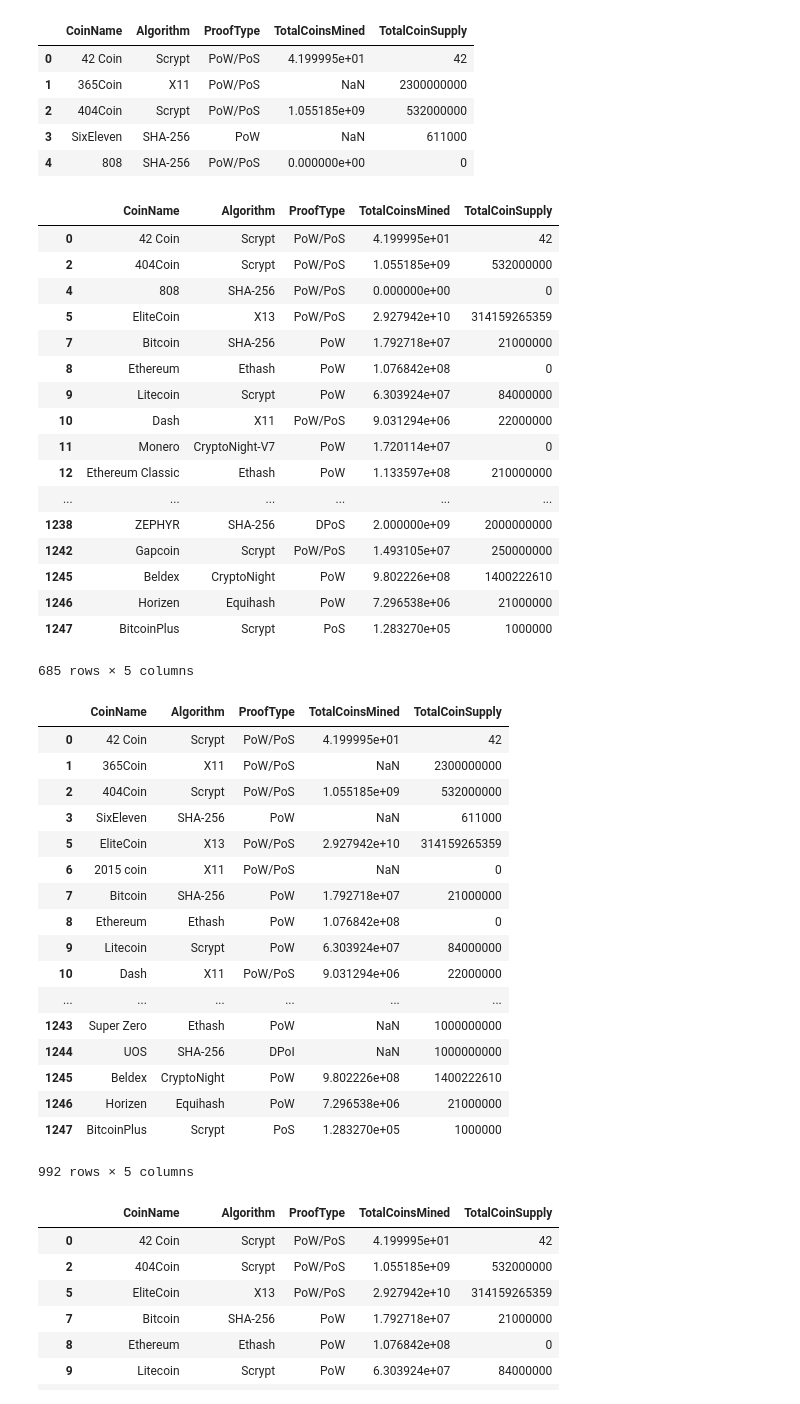
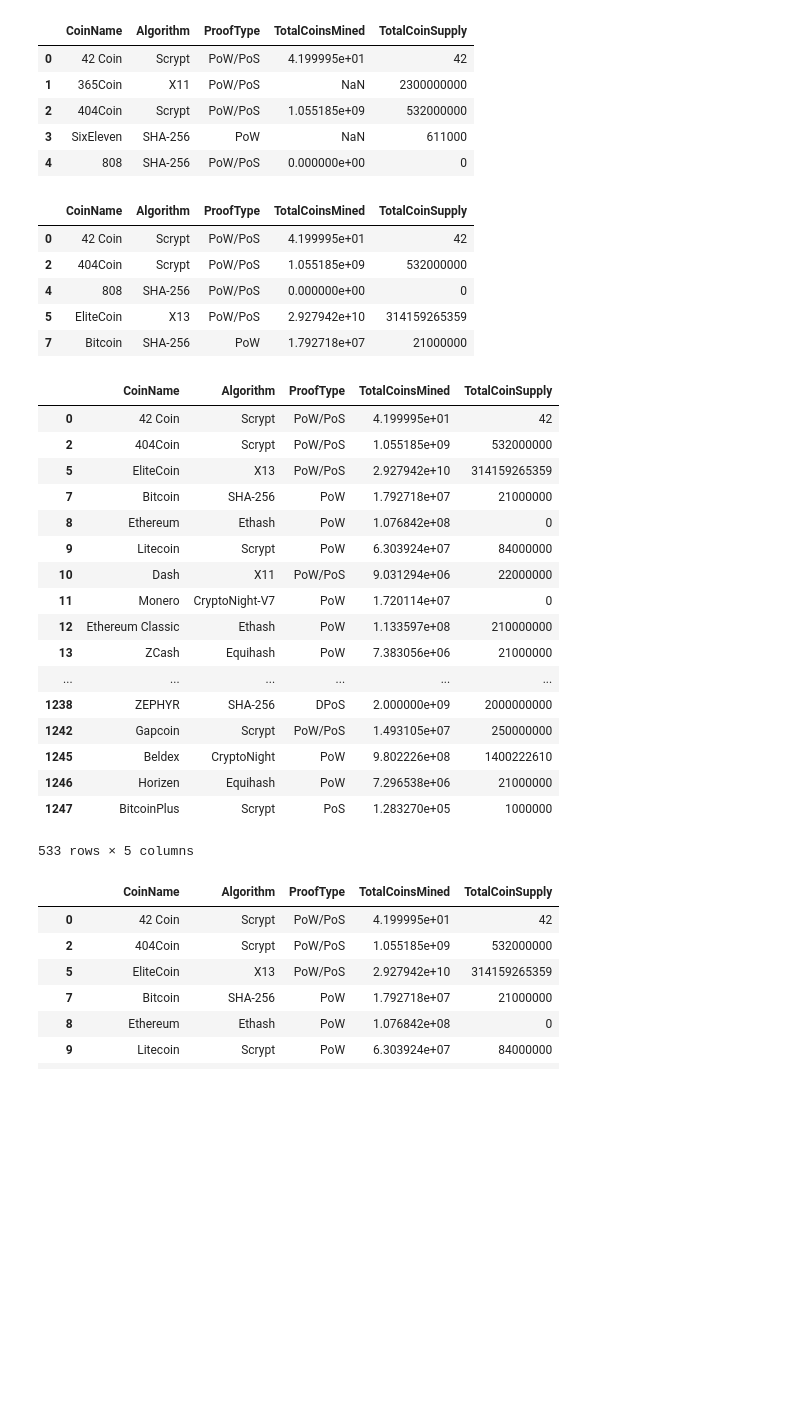
Before and after one commit to Caresir/unit13-challenge, a Jupyter notebook: crypto_clustering.ipynb, the cells around one changed output. Saved outputs shown, nothing was run; the diff lists cells and outputs as text; code cells hidden in the pictures; blank space fills up the shorter version.

Commit message:
corrected the drop nulls dataframe and no values in totalcoinsmined

```diff
--- a/crypto_clustering.ipynb
+++ b/crypto_clustering.ipynb
@@ -69,48 +69,38 @@ crypto_df.head()
 | 4 | 808 | SHA-256 | PoW/PoS | 0.000000e+00 | 0 |
 # %%
 # Remove rows with at least 1 null value
-crypto_df.dropna()
+crypto_df.dropna(inplace=True)
+crypto_df.head()
 # %% [output]
 |  | CoinName | Algorithm | ProofType | TotalCoinsMined | TotalCoinSupply |
 | 0 | 42 Coin | Scrypt | PoW/PoS | 4.199995e+01 | 42 |
 | 2 | 404Coin | Scrypt | PoW/PoS | 1.055185e+09 | 532000000 |
 | 4 | 808 | SHA-256 | PoW/PoS | 0.000000e+00 | 0 |
 | 5 | EliteCoin | X13 | PoW/PoS | 2.927942e+10 | 314159265359 |
 | 7 | Bitcoin | SHA-256 | PoW | 1.792718e+07 | 21000000 |
-| 8 | Ethereum | Ethash | PoW | 1.076842e+08 | 0 |
-| 9 | Litecoin | Scrypt | PoW | 6.303924e+07 | 84000000 |
-| 10 | Dash | X11 | PoW/PoS | 9.031294e+06 | 22000000 |
-| 11 | Monero | CryptoNight-V7 | PoW | 1.720114e+07 | 0 |
-| 12 | Ethereum Classic | Ethash | PoW | 1.133597e+08 | 210000000 |
-| ... | ... | ... | ... | ... | ... |
-| 1238 | ZEPHYR | SHA-256 | DPoS | 2.000000e+09 | 2000000000 |
-| 1242 | Gapcoin | Scrypt | PoW/PoS | 1.493105e+07 | 250000000 |
-| 1245 | Beldex | CryptoNight | PoW | 9.802226e+08 | 1400222610 |
-| 1246 | Horizen | Equihash | PoW | 7.296538e+06 | 21000000 |
-| 1247 | BitcoinPlus | Scrypt | PoS | 1.283270e+05 | 1000000 |
-685 rows × 5 columns
 # %%
 # Remove rows with cryptocurrencies having no coins mined
-crypto_df = crypto_df[(crypto_df['TotalCoinsMined'].T != 0)]
+crypto_df = crypto_df[crypto_df.TotalCoinsMined !=0]
+
 crypto_df
 # %% [output]
 |  | CoinName | Algorithm | ProofType | TotalCoinsMined | TotalCoinSupply |
 | 0 | 42 Coin | Scrypt | PoW/PoS | 4.199995e+01 | 42 |
-| 1 | 365Coin | X11 | PoW/PoS | NaN | 2300000000 |
 | 2 | 404Coin | Scrypt | PoW/PoS | 1.055185e+09 | 532000000 |
-| 3 | SixEleven | SHA-256 | PoW | NaN | 611000 |
 | 5 | EliteCoin | X13 | PoW/PoS | 2.927942e+10 | 314159265359 |
-| 6 | 2015 coin | X11 | PoW/PoS | NaN | 0 |
 | 7 | Bitcoin | SHA-256 | PoW | 1.792718e+07 | 21000000 |
 | 8 | Ethereum | Ethash | PoW | 1.076842e+08 | 0 |
 | 9 | Litecoin | Scrypt | PoW | 6.303924e+07 | 84000000 |
 | 10 | Dash | X11 | PoW/PoS | 9.031294e+06 | 22000000 |
+| 11 | Monero | CryptoNight-V7 | PoW | 1.720114e+07 | 0 |
+| 12 | Ethereum Classic | Ethash | PoW | 1.133597e+08 | 210000000 |
+| 13 | ZCash | Equihash | PoW | 7.383056e+06 | 21000000 |
 | ... | ... | ... | ... | ... | ... |
-| 1243 | Super Zero | Ethash | PoW | NaN | 1000000000 |
-| 1244 | UOS | SHA-256 | DPoI | NaN | 1000000000 |
+| 1238 | ZEPHYR | SHA-256 | DPoS | 2.000000e+09 | 2000000000 |
+| 1242 | Gapcoin | Scrypt | PoW/PoS | 1.493105e+07 | 250000000 |
 | 1245 | Beldex | CryptoNight | PoW | 9.802226e+08 | 1400222610 |
 | 1246 | Horizen | Equihash | PoW | 7.296538e+06 | 21000000 |
 | 1247 | BitcoinPlus | Scrypt | PoS | 1.283270e+05 | 1000000 |
-992 rows × 5 columns
+533 rows × 5 columns
 # %%
 # Drop rows where there are 'N/A' text values
```
Also changed, not shown: parts of 4 cells of this notebook.
